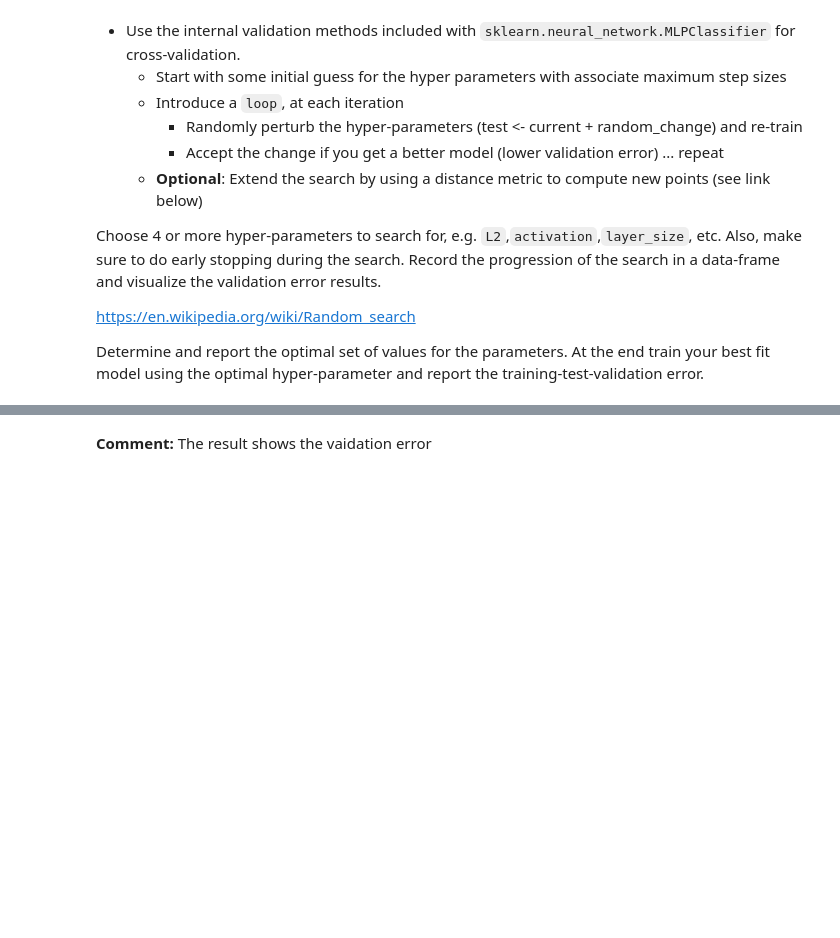
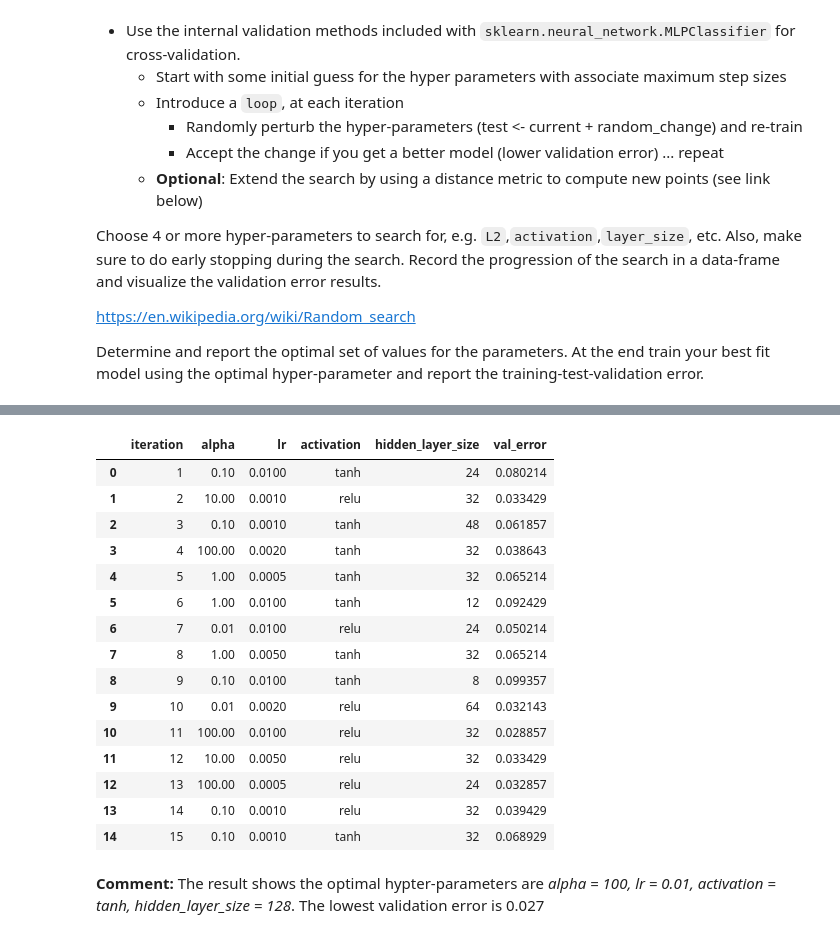
Before and after one commit to mw1296/DSAN5300, a Jupyter notebook: labs/lab-W09-ANN/python_part.ipynb, the cells around one changed output, grey strips where cells are left out. Saved outputs shown, nothing was run; the diff lists cells and outputs as text; code cells hidden in the pictures; blank space fills up the shorter version.

```diff
--- a/labs/lab-W09-ANN/python_part.ipynb
+++ b/labs/lab-W09-ANN/python_part.ipynb
@@ -171,9 +172,3 @@ Choose 4 or more hyper-parameters to search for, e.g. `L2`,`activation`,`layer_s
 [https://en.wikipedia.org/wiki/Random_search](https://en.wikipedia.org/wiki/Random_search)
 
 Determine and report the optimal set of values for the parameters. At the end train your best fit model using the optimal hyper-parameter and report the training-test-validation error.
-# %%
-X_train, X_val, y_train, y_val = train_test_split(X, y, test_size=0.2, random_state=42)
-
-scaler = StandardScaler()
-X_train = scaler.fit_transform(X_train)
-X_val = scaler.fit_transform(X_val)
@@ -202,11 +183,10 @@ hidden_layer_size = 3
 alpha_search = [1, 0.1, 10, 100, 1000, 10000]
 lr_search = [1, 0.5, 2, 5, 10]
 activation_search = ['relu','tanh']
-hidden_layer_size_search = [8, 12, 24, 32, 48, 64, 128]
+hidden_layer_size_search = [8, 12, 24, 32, 48, 64]
 
-# update optimal parameters and validation score
-lowest_validation_error = 1 # set initial validation error score
-best_params = {}
+# save result in a dataframe
+results = []
 
 # set max number of iterations to search from the parameters grid
 n_iterations = 20
@@ -217,13 +197,13 @@ for i in range(n_iterations):
     # update hyperparameters
     new_alpha =  alpha * np.random.choice(alpha_search)
     new_lr = lr * np.random.choice(lr_search)
-    activation = random.choice(activation_search)
+    new_activation = random.choice(activation_search)
     hidden_layer_size = random.choice(hidden_layer_size_search)
 
     # train model
     model = MLPClassifier(
         hidden_layer_sizes=(hidden_layer_size,),
-        activation=activation,
+        activation=new_activation,
         solver='lbfgs',
         alpha=new_alpha,
         learning_rate_init=new_lr,
@@ -241,19 +221,13 @@ for i in range(n_iterations):
     y_pred = model.predict(X_val)
     validation_error_score = 1- accuracy_score(y_val, y_pred)
 
-    print(f"Iter {i+1}: alpha={new_alpha:.5f}, lr={new_lr:.5f}, hidden={hidden_layer_size}, val_error={validation_error_score:.4f}")
-
-    # update metrics if better result found
-    if validation_error_score < lowest_validation_error:
-        lowest_validation_error = validation_error_score
-        best_params = {
-            "alpha": new_alpha,
-            "lr": new_lr,
-            "activation": activation,
-            "hidden_size": hidden_layer_size
-        }
-
-# final best parameters
-print("\nLowest validation error:", lowest_validation_error)
-print("Best Parameters:", best_params)
+    # update results dataframe
+    results.append({
+        "iteration": i + 1,
+        "alpha": new_alpha,
+        "lr": new_lr,
+        "activation": new_activation,
+        "hidden_layer_size": hidden_layer_size,
+        "val_error": validation_error_score
+    })
 # %% [output]
@@ -267,2 +251,22 @@ Iter 7: alpha=0.10000, lr=0.00100, hidden=32, val_error=0.0394
+# %%
+# display results
+pd.DataFrame(results)
+# %% [output]
+|  | iteration | alpha | lr | activation | hidden_layer_size | val_error |
+| 0 | 1 | 0.10 | 0.0100 | tanh | 24 | 0.080214 |
+| 1 | 2 | 10.00 | 0.0010 | relu | 32 | 0.033429 |
+| 2 | 3 | 0.10 | 0.0010 | tanh | 48 | 0.061857 |
+| 3 | 4 | 100.00 | 0.0020 | tanh | 32 | 0.038643 |
+| 4 | 5 | 1.00 | 0.0005 | tanh | 32 | 0.065214 |
+| 5 | 6 | 1.00 | 0.0100 | tanh | 12 | 0.092429 |
+| 6 | 7 | 0.01 | 0.0100 | relu | 24 | 0.050214 |
+| 7 | 8 | 1.00 | 0.0050 | tanh | 32 | 0.065214 |
+| 8 | 9 | 0.10 | 0.0100 | tanh | 8 | 0.099357 |
+| 9 | 10 | 0.01 | 0.0020 | relu | 64 | 0.032143 |
+| 10 | 11 | 100.00 | 0.0100 | relu | 32 | 0.028857 |
+| 11 | 12 | 10.00 | 0.0050 | relu | 32 | 0.033429 |
+| 12 | 13 | 100.00 | 0.0005 | relu | 24 | 0.032857 |
+| 13 | 14 | 0.10 | 0.0010 | relu | 32 | 0.039429 |
+| 14 | 15 | 0.10 | 0.0010 | tanh | 32 | 0.068929 |
 # %% [markdown]
-**Comment:** The result shows the vaidation error
+**Comment:** The result shows the optimal hypter-parameters are *alpha = 100, lr = 0.01, activation = tanh, hidden_layer_size = 128*. The lowest validation error is 0.027
```
Also changed, not shown: parts of 5 cells of this notebook, 10 other files.
